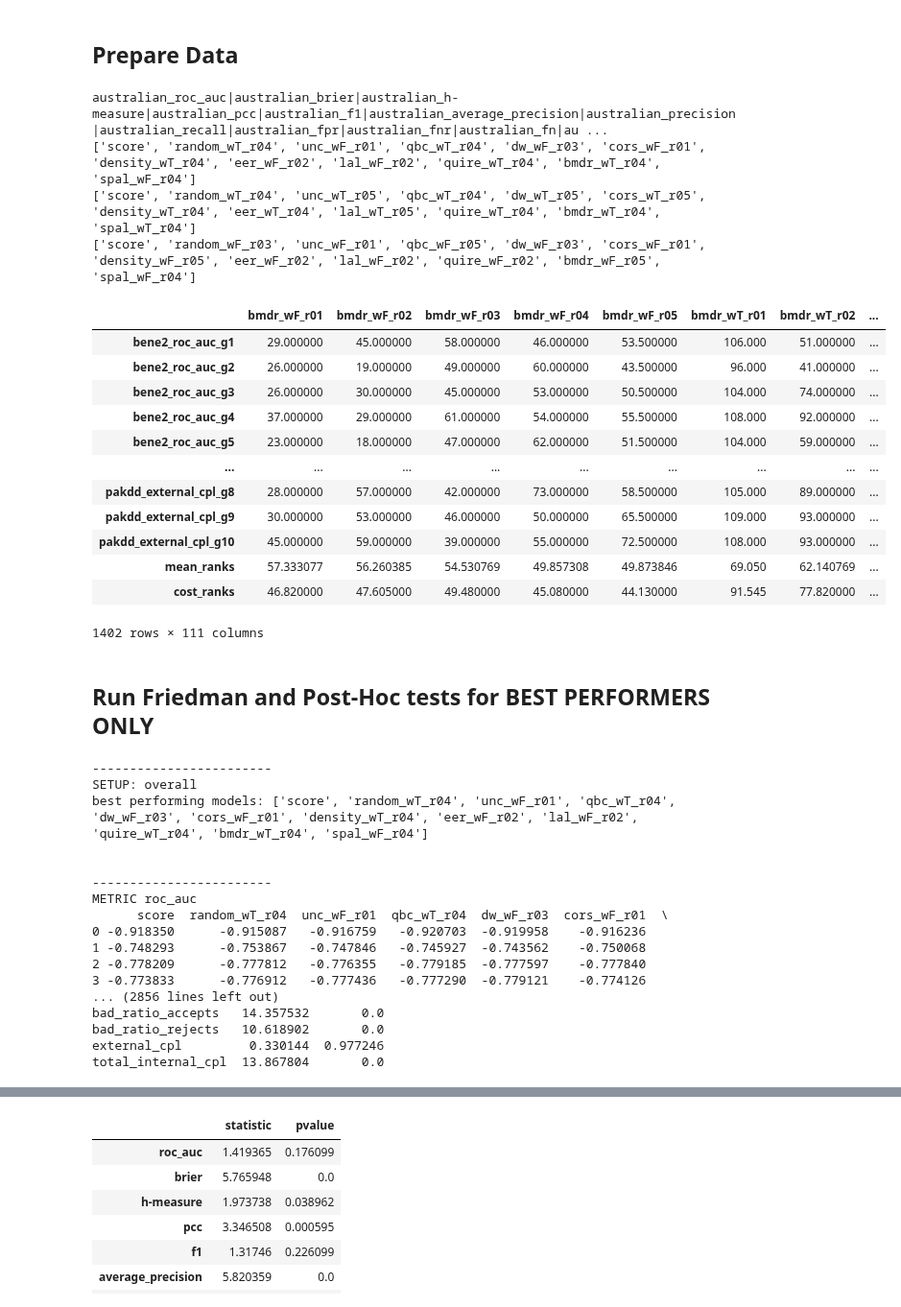
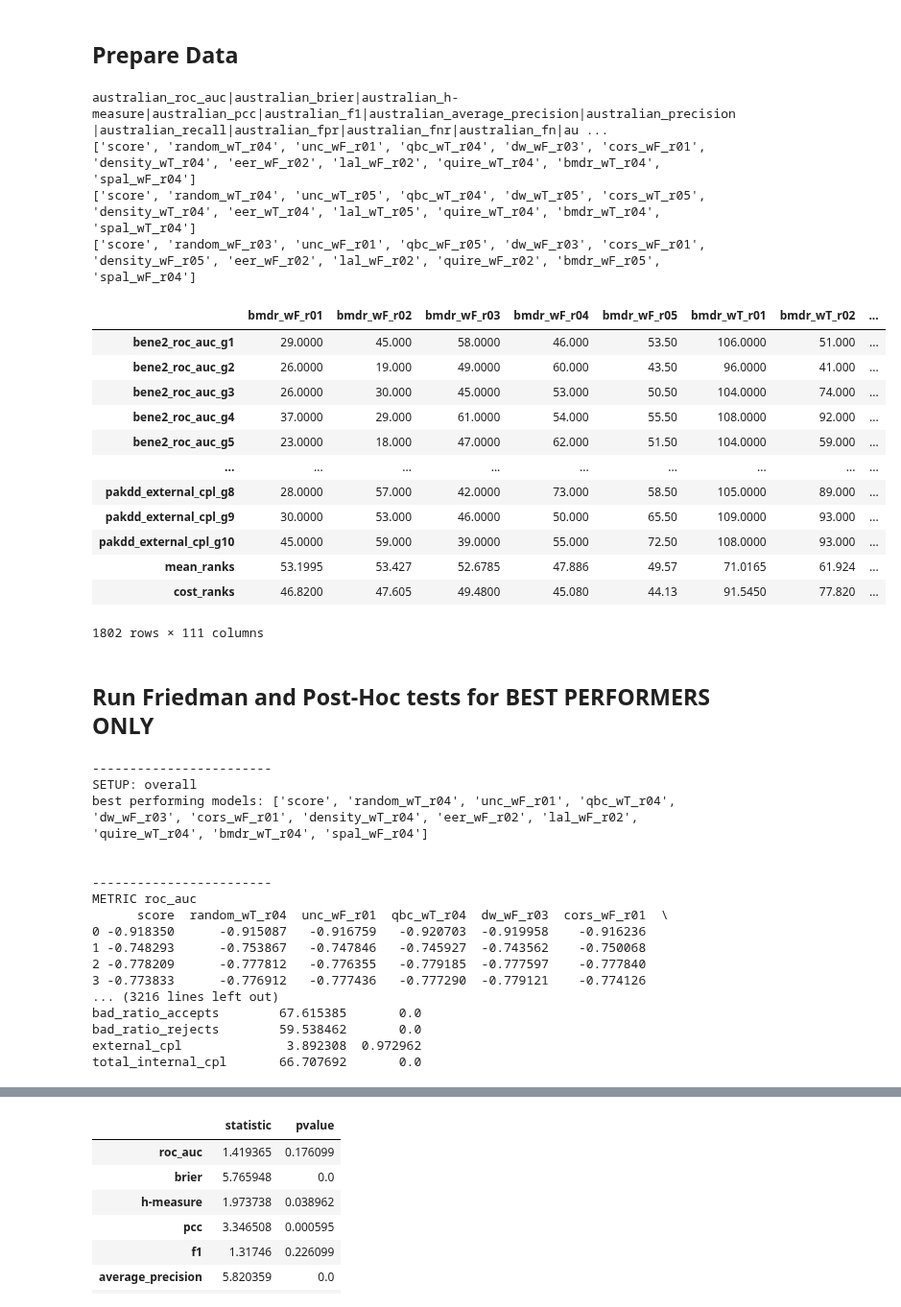
Before and after one commit to lukekolbe/Active-Learning-in-CreditScoring, a Jupyter notebook: result_processor.ipynb, the cells around one changed output, grey strips where cells are left out. Shown at 96% size. Cells and saved outputs as stored; diff of their text form; code cells hidden in the pictures.

Commit message:
most recent version pre-change to compute bad-ratio of test prediction

```diff
--- a/result_processor.ipynb
+++ b/result_processor.ipynb
@@ -470,8 +476,8 @@ cost_dict['wT']['bene2']['r05']['bmdr']['average']
 # ALT: EVERY PARAMETER COMBINATION AS OWN CLASSIFER
 #model_list = ['oracle','score', 'random', 'unc', 'qbc', 'dw', 'cors', 'density', 'eer', 'lal', 'quire', 'bmdr', 'spal']
 model_list = ['score', 'random', 'unc', 'qbc', 'dw', 'cors', 'density', 'eer', 'lal', 'quire', 'bmdr', 'spal']
-performance_metrics = ['roc_auc', 'brier', 'h-measure', 'pcc', 'balanced_accuracy', 'f1'
-,'average_precision', 'precision', 'recall', 'fpr', 'fnr', 'bad_ratio_accepts', 'bad_ratio_rejects'
+performance_metrics = ['roc_auc', 'brier', 'h-measure', 'pcc', 'balanced_accuracy', 'f1','average_precision', 'precision', 'recall',
+                       'fpr', 'fnr', 'fn', 'fp', 'tp','tn', 'bad_ratio_accepts', 'bad_ratio_rejects', 'bad_ratio_AL_selects', 'bad_ratio_score_accepts'
 ]
 cost_metrics = ['total_internal_cost','total_internal_cpl','external_cost','external_cpl']
 
@@ -679,7 +643,7 @@ performance
 
 #metrics_list = ['roc_auc', 'brier', 'h-measure', 'pcc', 'balanced_accuracy', 'f1','total_internal_cost','total_internal_cpl','external_cost','external_cpl', 'total_cost']
 #metrics_list = ['roc_auc', 'brier', 'h-measure', 'pcc', 'balanced_accuracy', 'f1','total_internal_cost','total_internal_cpl','external_cost','external_cpl', 'total_cost']
-metrics_list = ['roc_auc', 'brier', 'h-measure', 'pcc', 'f1', 'average_precision', 'precision', 'recall', 'fpr', 'fnr', 'fn', 'fp', 'bad_ratio_accepts', 'bad_ratio_rejects','external_cpl', 'total_internal_cpl']
+metrics_list = ['roc_auc', 'brier', 'h-measure', 'pcc', 'f1', 'average_precision', 'precision', 'recall', 'fpr', 'fnr', 'fn','fp','bad_ratio_score_accepts', 'bad_ratio_AL_selects','bad_ratio_accepts', 'bad_ratio_rejects','external_cpl', 'total_internal_cpl']
 #metrics_list = ['roc_auc', 'brier', 'h-measure', 'pcc', 'f1', 'external_cpl', 'total_internal_cpl']
 
 dataset_list = ["australian", "bene1_nobins","bene2","german","gmsc", "hmeq","lendingclub", "pakdd", "uk", 'thomas']
@@ -731,7 +695,8 @@ performance_sub = performance_sub.reindex(sorted(performance_sub.columns), axis=
 
 performance_sub_ranks = performance_sub.rank(ascending=False, axis="columns")
 ##invert ranks for metrics where less is better
-performance_sub_ranks.loc[performance_sub_ranks.index.str.contains('brier|cost|cpl')] = performance_sub.loc[performance_sub.index.str.contains('brier|cost|cpl')].rank(ascending=True, axis="columns")
+performance_sub_ranks.loc[~performance_sub_ranks.index.str.contains('roc_auc|h-measure|pcc|f1|average_precision|precision|recall|bad_ratio_rejects')] = performance_sub.loc[performance_sub.index.str.contains('brier|cost|cpl')].rank(ascending=True, axis="columns")
+#performance_sub_ranks.loc[performance_sub_ranks.index.str.contains('brier|cost|cpl|bad_ratio_accepts|fnr|fpr|fn|fr|bad_ratio_score_accepts|bad_ratio_AL_selects')] = performance_sub.loc[performance_sub.index.str.contains('brier|cost|cpl')].rank(ascending=True, axis="columns")
 #performance_sub_ranks = performance_ranks.loc[performance.index.str.contains(index_names)]
 
 #before picking best-performing models for the overall comparison setup, drop any columns (models) that are redundant
@@ -755,45 +720,45 @@ namelist = ['score']
 #namelist = []
 for m in model_list:
   #print(m)
   if m != 'score':
     #print(performance_sub_ranks.filter(regex=f'{m}').loc[rank_choice])
     #print(performance_sub_ranks.filter(regex=f'{m}').loc[rank_choice].idxmin())
     namelist.append(performance_sub_ranks.filter(regex=f'{m}').loc[rank_choice].idxmin())
 best_performers['overall'] = namelist
 
 for w in ['wT', 'wF']:
   namelist = ['score']
   #namelist = []
   for m in model_list:
     #print(m)
     if m != 'score':
       #print(performance_sub_ranks.filter(regex=f'{m}_{w}').loc[rank_choice])
       #print(performance_sub_ranks.filter(regex=f'{m}_{w}').loc[rank_choice].idxmin())
       namelist.append(performance_sub_ranks.filter(regex=f'{m}_{w}').loc[rank_choice].idxmin())
   best_performers[w] = namelist
 
 for i in best_performers.keys():
   print(best_performers[i])
 
 performance_sub_ranks
 # %% [output]
 australian_roc_auc|australian_brier|australian_h-measure|australian_pcc|australian_f1|australian_average_precision|australian_precision|australian_recall|australian_fpr|australian_fnr|australian_fn|au ...
 ['score', 'random_wT_r04', 'unc_wF_r01', 'qbc_wT_r04', 'dw_wF_r03', 'cors_wF_r01', 'density_wT_r04', 'eer_wF_r02', 'lal_wF_r02', 'quire_wT_r04', 'bmdr_wT_r04', 'spal_wF_r04']
 ['score', 'random_wT_r04', 'unc_wT_r05', 'qbc_wT_r04', 'dw_wT_r05', 'cors_wT_r05', 'density_wT_r04', 'eer_wT_r04', 'lal_wT_r05', 'quire_wT_r04', 'bmdr_wT_r04', 'spal_wT_r04']
 ['score', 'random_wF_r03', 'unc_wF_r01', 'qbc_wF_r05', 'dw_wF_r03', 'cors_wF_r01', 'density_wF_r05', 'eer_wF_r02', 'lal_wF_r02', 'quire_wF_r02', 'bmdr_wF_r05', 'spal_wF_r04']
 |  | bmdr_wF_r01 | bmdr_wF_r02 | bmdr_wF_r03 | bmdr_wF_r04 | bmdr_wF_r05 | bmdr_wT_r01 | bmdr_wT_r02 | ... |
-| bene2_roc_auc_g1 | 29.000000 | 45.000000 | 58.000000 | 46.000000 | 53.500000 | 106.000 | 51.000000 | ... |
-| bene2_roc_auc_g2 | 26.000000 | 19.000000 | 49.000000 | 60.000000 | 43.500000 | 96.000 | 41.000000 | ... |
-| bene2_roc_auc_g3 | 26.000000 | 30.000000 | 45.000000 | 53.000000 | 50.500000 | 104.000 | 74.000000 | ... |
-| bene2_roc_auc_g4 | 37.000000 | 29.000000 | 61.000000 | 54.000000 | 55.500000 | 108.000 | 92.000000 | ... |
-| bene2_roc_auc_g5 | 23.000000 | 18.000000 | 47.000000 | 62.000000 | 51.500000 | 104.000 | 59.000000 | ... |
+| bene2_roc_auc_g1 | 29.0000 | 45.000 | 58.0000 | 46.000 | 53.50 | 106.0000 | 51.000 | ... |
+| bene2_roc_auc_g2 | 26.0000 | 19.000 | 49.0000 | 60.000 | 43.50 | 96.0000 | 41.000 | ... |
+| bene2_roc_auc_g3 | 26.0000 | 30.000 | 45.0000 | 53.000 | 50.50 | 104.0000 | 74.000 | ... |
+| bene2_roc_auc_g4 | 37.0000 | 29.000 | 61.0000 | 54.000 | 55.50 | 108.0000 | 92.000 | ... |
+| bene2_roc_auc_g5 | 23.0000 | 18.000 | 47.0000 | 62.000 | 51.50 | 104.0000 | 59.000 | ... |
 | ... | ... | ... | ... | ... | ... | ... | ... | ... |
-| pakdd_external_cpl_g8 | 28.000000 | 57.000000 | 42.000000 | 73.000000 | 58.500000 | 105.000 | 89.000000 | ... |
-| pakdd_external_cpl_g9 | 30.000000 | 53.000000 | 46.000000 | 50.000000 | 65.500000 | 109.000 | 93.000000 | ... |
-| pakdd_external_cpl_g10 | 45.000000 | 59.000000 | 39.000000 | 55.000000 | 72.500000 | 108.000 | 93.000000 | ... |
-| mean_ranks | 57.333077 | 56.260385 | 54.530769 | 49.857308 | 49.873846 | 69.050 | 62.140769 | ... |
-| cost_ranks | 46.820000 | 47.605000 | 49.480000 | 45.080000 | 44.130000 | 91.545 | 77.820000 | ... |
+| pakdd_external_cpl_g8 | 28.0000 | 57.000 | 42.0000 | 73.000 | 58.50 | 105.0000 | 89.000 | ... |
+| pakdd_external_cpl_g9 | 30.0000 | 53.000 | 46.0000 | 50.000 | 65.50 | 109.0000 | 93.000 | ... |
+| pakdd_external_cpl_g10 | 45.0000 | 59.000 | 39.0000 | 55.000 | 72.50 | 108.0000 | 93.000 | ... |
+| mean_ranks | 53.1995 | 53.427 | 52.6785 | 47.886 | 49.57 | 71.0165 | 61.924 | ... |
+| cost_ranks | 46.8200 | 47.605 | 49.4800 | 45.080 | 44.13 | 91.5450 | 77.820 | ... |
-1402 rows × 111 columns
+1802 rows × 111 columns
 # %%
 performance_sub[best_performers['overall']]
 # %%
@@ -805,11 +770,10 @@ performance_sub_ranks.filter(regex='bmdr_wT')
 #RUN TESTS
 
 friedman_results2 = {}
-nemenyi_results = {}
-conover_results = {}
-holm_results = {}
+#nemenyi_results = {}
+#conover_results = {}
+#holm_results = {}
 finner_results = {}
-bon_dun_results = {}
 #quade_scores = {}
 rankings_dict = {}
 pval_dict = {}
@@ -821,11 +785,10 @@ for w in ['overall','wT', 'wF']: #,'wT', 'wF'
   print('\n\n\n------------------------\nSETUP:', w)
   print('best performing models:', best_performers[w])
 
-  nemenyi_results[w] = {}
-  conover_results[w] = {}
-  holm_results[w] = {}
+  #nemenyi_results[w] = {}
+  #conover_results[w] = {}
+  #holm_results[w] = {}
   finner_results[w] = {}
-  bon_dun_results[w] = {}
 
   rankings = pd.DataFrame(columns = best_performers[w], index=metrics_list)
   pvals = pd.DataFrame(columns = best_performers[w], index=metrics_list)
@@ -844,14 +807,14 @@ for w in ['overall','wT', 'wF']: #,'wT', 'wF'
 
     #invert sign of measurements for metrics where more is better
     #this is done because the friedman test uses the rankdata function, which assigns ranks from lowest to highest (low score = low rank)
-    if s not in ['brier','total_internal_cost','total_internal_cpl','external_cost','external_cpl', 'total_cost', 'fnr','fpr','fn','fp','bad_ratio_accepts']:
+    if s not in ['brier','total_internal_cost','total_internal_cpl','external_cost','external_cpl', 'total_cost', 'fnr','fpr','fn','fp','bad_ratio_accepts', 'bad_ratio_AL_selects']:
       metric_values = np.array(metric_values) * -1
 
     print('\n\n------------------------\nMETRIC', s)
     print(pd.DataFrame(metric_values, columns = columns))
 
-    statistic, pvalue,statistic_uncorr, p_uncorr,ranking,ranking_avg, rank_cmp = friedman_test(*np.transpose(metric_values)) #this test applies the Iman-Davenport correction to
-    #statistic, pvalue, ranking, ranking_avg, rank_cmp = friedmanchisquare2(*np.transpose(metric_values))
+    #statistic, pvalue,statistic_uncorr, p_uncorr,ranking,ranking_avg, rank_cmp = friedman_test(*np.transpose(metric_values)) #this test applies the Iman-Davenport correction to
+    statistic, pvalue, ranking, ranking_avg, rank_cmp = friedmanchisquare2(*np.transpose(metric_values))
 
     print(columns)
     print("average_ranks", ranking_avg)
@@ -893,14 +856,8 @@ for w in ['overall','wT', 'wF']: #,'wT', 'wF'
         pvals.at[s,m] = np.nan
 
 
-    '''comparisons, z_values, p_values, adj_p_values = bonferroni_dunn_test(pivot_scores, control=columns[min_rank])
-    adj_p_values = np.asarray(adj_p_values)
-    bonferroni_dunn_scores = pd.DataFrame({"p": adj_p_values, "sig": adj_p_values < 0.05}, index=comparisons)
-    #print(bonferroni_dunn_scores)
-    bon_dun_results[w][s] = copy.deepcopy(bonferroni_dunn_scores)'''
-
-    nemenyi_results[w][s] = generate_scores(sp.posthoc_nemenyi_friedman, {}, metric_values, columns)
-    conover_results[w][s] = generate_scores(sp.posthoc_conover_friedman, {'p_adjust':'holm-sidak'}, metric_values, columns)
+    #nemenyi_results[w][s] = generate_scores(sp.posthoc_nemenyi_friedman, {}, metric_values, columns)
+    #conover_results[w][s] = generate_scores(sp.posthoc_conover_friedman, {'p_adjust':'holm-sidak'}, metric_values, columns)
     #quade_scores[s] = generate_scores(sp.posthoc_quade, {}, metric_values, columns)
 
   print(f'Friedman results\n',friedman_statistics,'\n\n')
@@ -932,11 +889,11 @@ METRIC roc_auc
 1 -0.748293      -0.753867   -0.747846   -0.745927  -0.743562    -0.750068
 2 -0.778209      -0.777812   -0.776355   -0.779185  -0.777597    -0.777840
 3 -0.773833      -0.776912   -0.777436   -0.777290  -0.779121    -0.774126
-... (2856 lines left out)
-bad_ratio_accepts   14.357532       0.0
-bad_ratio_rejects   10.618902       0.0
-external_cpl         0.330144  0.977246
-total_internal_cpl  13.867804       0.0
+... (3216 lines left out)
+bad_ratio_accepts        67.615385       0.0
+bad_ratio_rejects        59.538462       0.0
+external_cpl              3.892308  0.972962
+total_internal_cpl       66.707692       0.0
 # %%
 test_results['overall']
 # %% [output]
```
Also changed, not shown: parts of 14 cells of this notebook.
